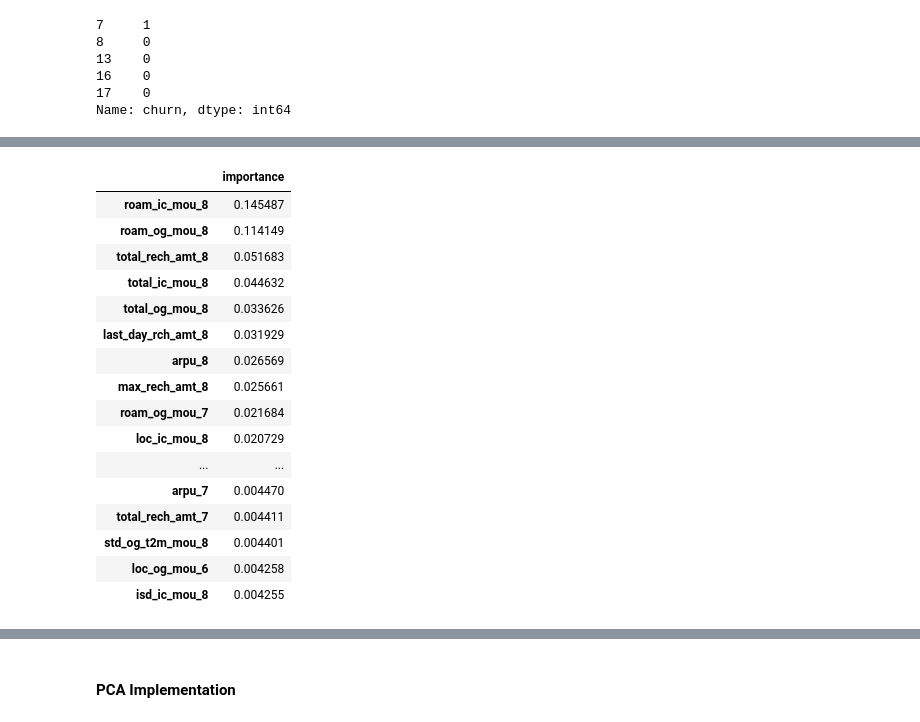
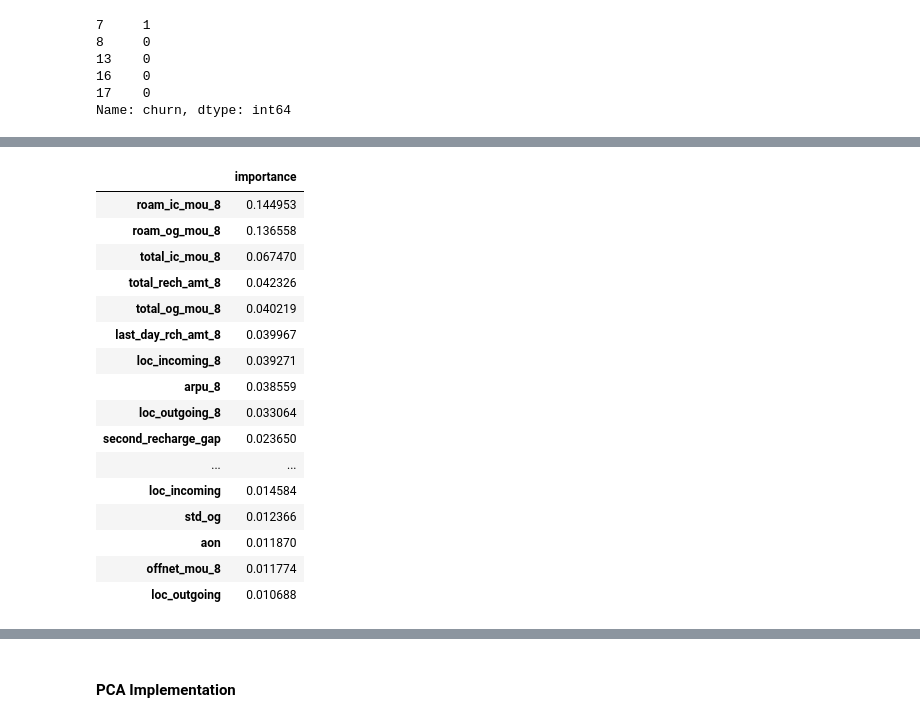
Before and after one commit to ykmanoj/Machine-Learning-Case-Study, a Jupyter notebook: Telcome_Churn/telcom-churn.ipynb, the cells around one changed output, grey strips where cells are left out. Saved outputs shown, nothing was run; the diff lists cells and outputs as text; code cells hidden in the pictures.

```diff
--- a/Telcome_Churn/telcom-churn.ipynb
+++ b/Telcome_Churn/telcom-churn.ipynb
@@ -310,0 +399,25 @@ action_phase_df.shape
+# %%
+local_usage = good_action_df.filter(regex='loc').columns
+#local_usage
+good_action_df['loc_incoming'] = (good_action_df['loc_ic_t2o_mou']+good_action_df['loc_ic_t2t_mou_']+good_action_df['loc_ic_t2m_mou_']+good_action_df['loc_ic_t2f_mou_']+good_action_df['loc_ic_mou_'])/5
+good_action_df['loc_outgoing'] = (good_action_df['loc_og_t2o_mou']+good_action_df['loc_og_t2t_mou_']+good_action_df['loc_og_t2c_mou_']+good_action_df['loc_og_mou_'])/4
+
+good_action_df['loc_outgoing_8'] = (good_action_df['loc_og_t2t_mou_8'] + good_action_df['loc_og_t2m_mou_8']+good_action_df['loc_og_t2f_mou_8']+good_action_df['loc_og_t2c_mou_8']+good_action_df['loc_og_mou_8'])/5
+good_action_df['loc_incoming_8'] = (good_action_df['loc_ic_t2t_mou_8']+good_action_df['loc_ic_t2m_mou_8']+good_action_df['loc_ic_t2f_mou_8']+good_action_df['loc_ic_mou_8'])/4
+
+good_action_df=good_action_df.drop(columns=local_usage,axis=1)
+# %%
+std_usage = good_action_df.filter(regex='std').columns
+#std_usage
+good_action_df['std_og'] = (good_action_df['std_og_t2o_mou']+good_action_df['std_og_t2t_mou_']+good_action_df['std_og_t2c_mou_']+good_action_df['std_og_mou_'])/4
+good_action_df['std_ic'] = (good_action_df['std_ic_t2o_mou_']+good_action_df['std_ic_t2t_mou_']+good_action_df['std_ic_t2m_mou_']+good_action_df['std_ic_t2f_mou_']+good_action_df['std_ic_mou_'])/5
+
+
+
+good_action_df['std_og_8'] = (good_action_df['std_og_t2t_mou_8'] + good_action_df['std_og_t2m_mou_8']+good_action_df['std_og_t2f_mou_8']+good_action_df['std_og_t2c_mou_8']+good_action_df['std_og_mou_8'])/5
+good_action_df['std_ic_8'] = (good_action_df['std_ic_t2t_mou_8']+good_action_df['std_ic_t2m_mou_8']+good_action_df['std_ic_t2f_mou_8']+good_action_df['std_ic_mou_8'])/4
+
+good_action_df=good_action_df.drop(columns=std_usage,axis=1)
+
+
+good_action_df.shape
@@ -314,7 +429,7 @@ action_phase_df.shape
 from sklearn.model_selection import train_test_split
 
 # Putting feature variable to X
-X = action_phase_df.drop(['churn','mobile_number','circle_id'],axis=1)
+X = good_action_df.drop(['churn','mobile_number','circle_id'],axis=1)
 
 # Putting response variable to y
 y = action_phase_df['churn']
@@ -474,7 +612,7 @@ Features sorted by their rank:
 #help(RandomForestClassifier)
 # %%
 # Instantiate model with 1000 decision trees
-rf = RandomForestClassifier(n_estimators = 200,random_state=0)
+rf = RandomForestClassifier(n_estimators = 100,random_state=432)
 # Train the model on training data
 rf.fit(X_train_res, y_train_res);
 train_pred = rf.predict(X_train_scaled)
@@ -503,23 +641,23 @@ Roc and auc score: 0.799576412305899
 # %%
 ### Important Features
 feature_importances = pd.DataFrame(rf.feature_importances_,index = X_train.columns,columns=['importance']).sort_values('importance',ascending=False)
-feature_importances[0:50]
+feature_importances[0:20]
 # %% [output]
 |  | importance |
-| roam_ic_mou_8 | 0.145487 |
-| roam_og_mou_8 | 0.114149 |
-| total_rech_amt_8 | 0.051683 |
-| total_ic_mou_8 | 0.044632 |
-| total_og_mou_8 | 0.033626 |
-| last_day_rch_amt_8 | 0.031929 |
-| arpu_8 | 0.026569 |
-| max_rech_amt_8 | 0.025661 |
-| roam_og_mou_7 | 0.021684 |
-| loc_ic_mou_8 | 0.020729 |
+| roam_ic_mou_8 | 0.144953 |
+| roam_og_mou_8 | 0.136558 |
+| total_ic_mou_8 | 0.067470 |
+| total_rech_amt_8 | 0.042326 |
+| total_og_mou_8 | 0.040219 |
+| last_day_rch_amt_8 | 0.039967 |
+| loc_incoming_8 | 0.039271 |
+| arpu_8 | 0.038559 |
+| loc_outgoing_8 | 0.033064 |
+| second_recharge_gap | 0.023650 |
 | ... | ... |
-| arpu_7 | 0.004470 |
-| total_rech_amt_7 | 0.004411 |
-| std_og_t2m_mou_8 | 0.004401 |
-| loc_og_mou_6 | 0.004258 |
-| isd_ic_mou_8 | 0.004255 |
+| loc_incoming | 0.014584 |
+| std_og | 0.012366 |
+| aon | 0.011870 |
+| offnet_mou_8 | 0.011774 |
+| loc_outgoing | 0.010688 |
 # %%
```
Also changed, not shown: parts of 35 cells of this notebook.
